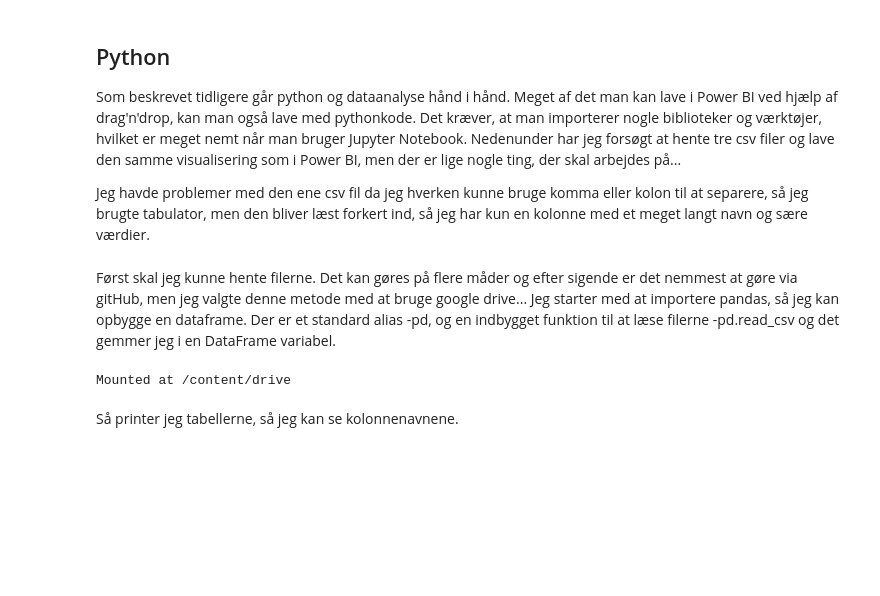
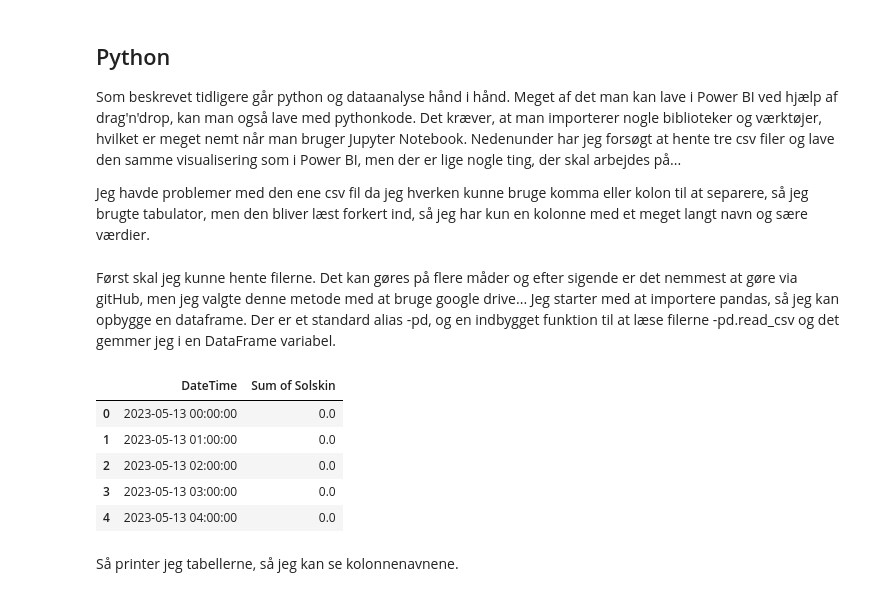
Before and after one commit to KarinKnopper/githubTest, a Jupyter notebook: Eksamensprojekt_4__semester.ipynb, the cells around one changed output. Saved outputs shown, nothing was run; the diff lists cells and outputs as text; code cells hidden in the pictures; blank space fills up the shorter version.

Commit message:
Oprettet ved hjælp af Colaboratory

```diff
--- a/Eksamensprojekt_4__semester.ipynb
+++ b/Eksamensprojekt_4__semester.ipynb
@@ -87,18 +87,18 @@ Jeg havde problemer med den ene csv fil da jeg hverken kunne bruge komma eller k
 # %% [markdown]
 Først skal jeg kunne hente filerne. Det kan gøres på flere måder og efter sigende er det nemmest at gøre via gitHub, men jeg valgte denne metode med at bruge google drive...
 Jeg starter med at importere pandas, så jeg kan opbygge en dataframe. Der er et standard alias -pd, og en indbygget funktion til at læse filerne -pd.read_csv og det gemmer jeg i en DataFrame variabel.
-# %%
-import pandas as pd
-from google.colab import drive
-
-drive.mount('/content/drive')
-# %% [output]
-Mounted at /content/drive
 # %%
 import pandas as pd
 
-sol = pd.read_csv('https://raw.githubusercontent.com/KarinKnopper/eShopOnContainers/dev/Solskinstimer.csv')
+sol = pd.read_csv('https://raw.githubusercontent.com/KarinKnopper/githubTest/main/Solskinstimer.csv')
 sol.head()
+# %% [output]
+|  | DateTime | Sum of Solskin |
+| 0 | 2023-05-13 00:00:00 | 0.0 |
+| 1 | 2023-05-13 01:00:00 | 0.0 |
+| 2 | 2023-05-13 02:00:00 | 0.0 |
+| 3 | 2023-05-13 03:00:00 | 0.0 |
+| 4 | 2023-05-13 04:00:00 | 0.0 |
 # %% [markdown]
 Så printer jeg tabellerne, så jeg kan se kolonnenavnene.
 # %%
```
Also changed, not shown: parts of 4 cells of this notebook.
